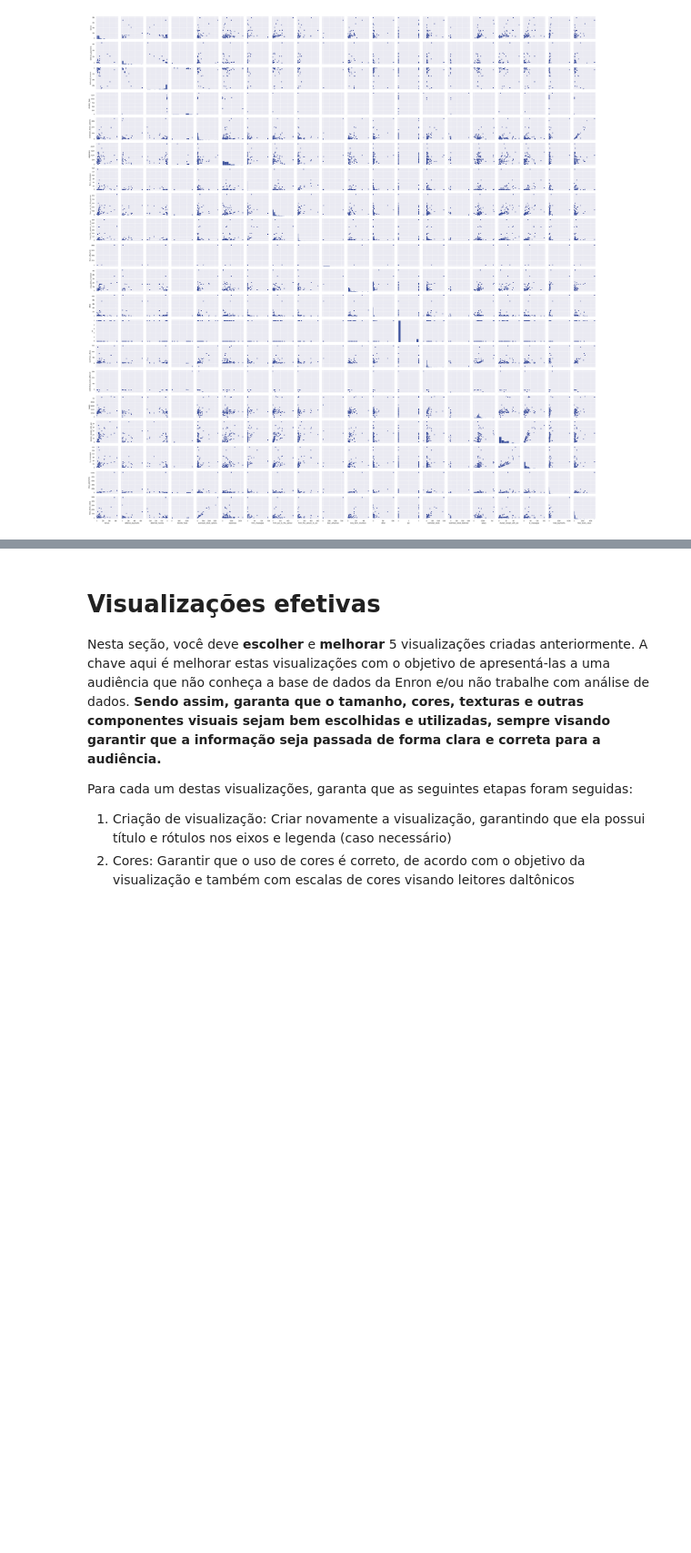
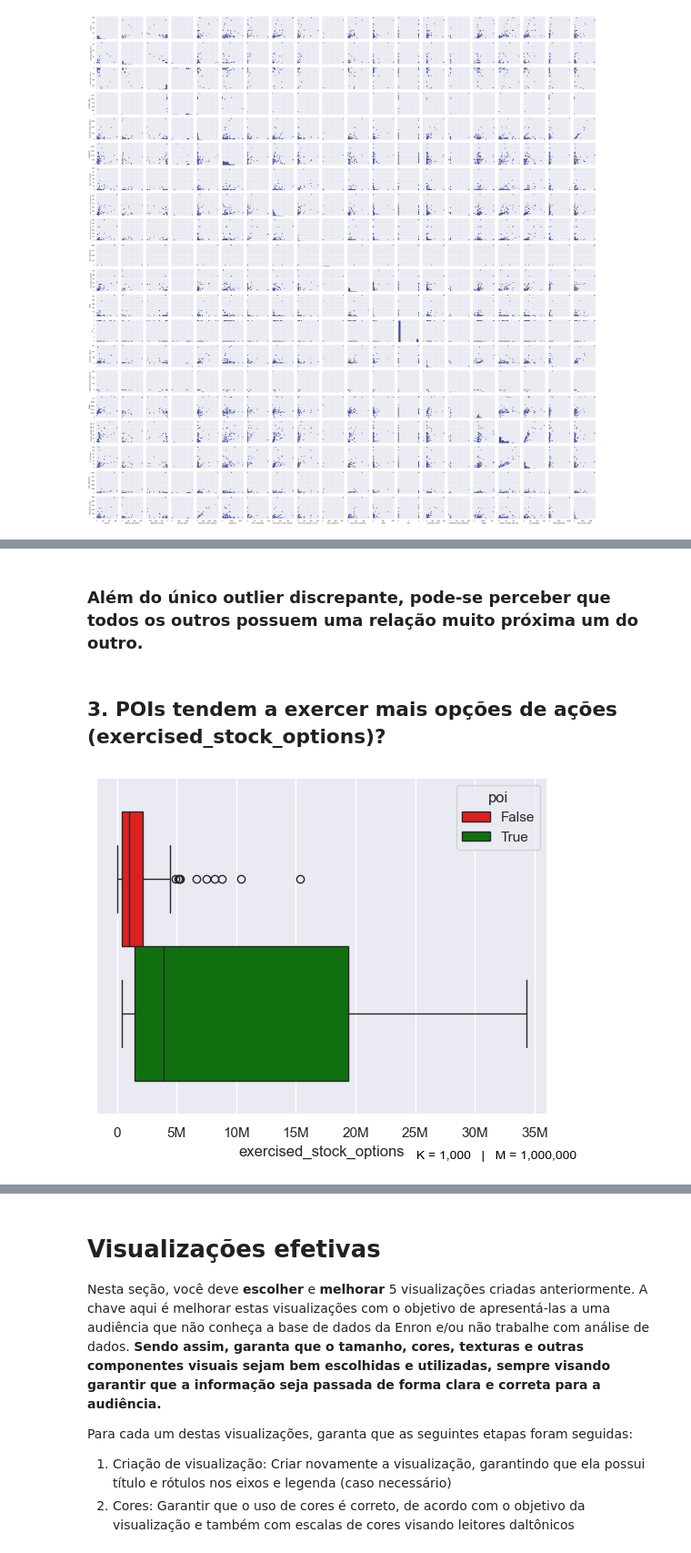
Before and after one commit to GhortheBrute/Preparacao-e-Analise-Exploratoria-de-Dados, a Jupyter notebook: Atividade Prática/Jesus Wildes - AED - ATP (Etapa 3).ipynb, the cells around one changed output, grey strips where cells are left out. Shown at 91% size. Cells and saved outputs as stored; diff of their text form; code cells hidden in the pictures; blank space fills up the shorter version.

```diff
--- a/Atividade Prática/Jesus Wildes - AED - ATP (Etapa 3).ipynb
+++ b/Atividade Prática/Jesus Wildes - AED - ATP (Etapa 3).ipynb
@@ -400,0 +451,13 @@ plt.show()
+# %% [markdown]
+### Além do único outlier discrepante, pode-se perceber que todos os outros possuem uma relação muito próxima um do outro.
+# %% [markdown]
+## 3. POIs tendem a exercer mais opções de ações (exercised_stock_options)?
+# %%
+p3 = sns.boxplot(df, x='exercised_stock_options', hue='poi', palette=cores_poi)
+
+ax = plt.gca()
+ax.xaxis.set_major_formatter(formatter)
+adicionar_legenda_escala()
+plt.show()
+# %% [output]
+[figure, added]
```
Also changed, not shown: parts of 21 cells of this notebook.
